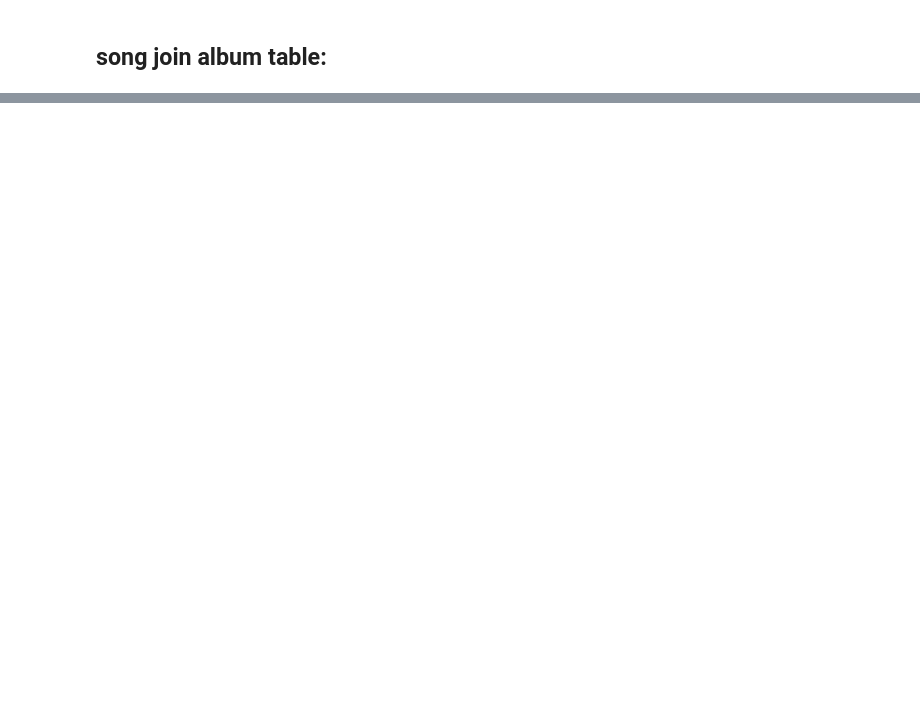
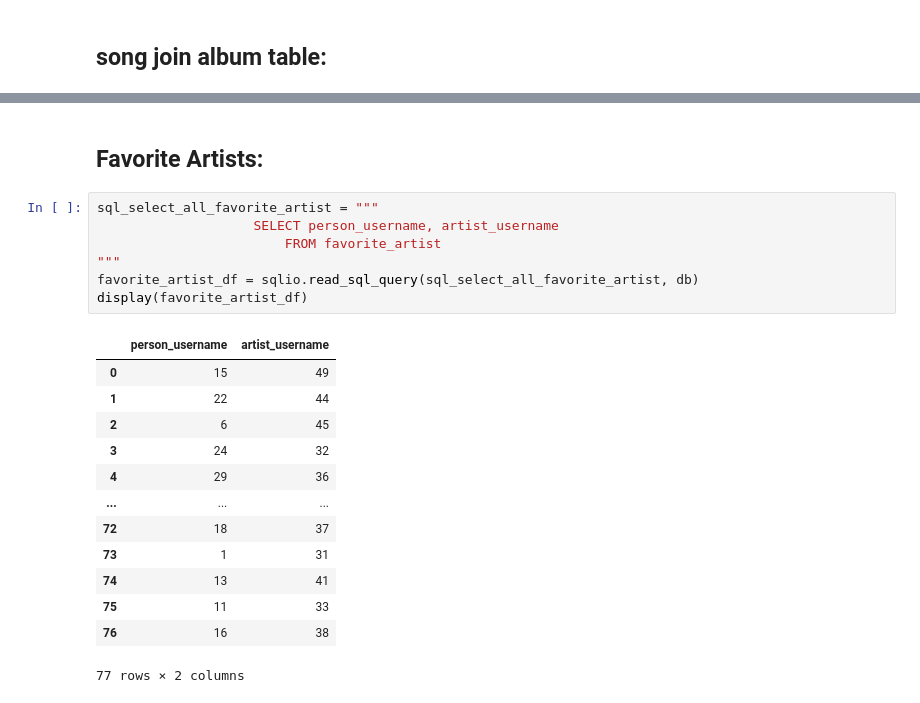
Before and after one commit to benymaxparsa/SYMPHONYC, a Jupyter notebook: plotting and analyzing SYMPHONYC DB/SYMPHONYC_Plots.ipynb, the cells around one changed output, grey strips where cells are left out. Drawn from its saved outputs; the diff is of its cells as text; blank space fills up the shorter version.

```diff
--- a/plotting and analyzing SYMPHONYC DB/SYMPHONYC_Plots.ipynb
+++ b/plotting and analyzing SYMPHONYC DB/SYMPHONYC_Plots.ipynb
@@ -219,3 +219,26 @@ plt.ylabel("Number of: ")
 # %% [output]
 Text(0, 0.5, 'Number of: ')
 [figure]
+# %% [markdown]
+## Favorite Artists:
+# %%
+sql_select_all_favorite_artist = """
+                    SELECT person_username, artist_username
+                        FROM favorite_artist
+"""
+favorite_artist_df = sqlio.read_sql_query(sql_select_all_favorite_artist, db)
+display(favorite_artist_df)
+# %% [output]
+|  | person_username | artist_username |
+| 0 | 15 | 49 |
+| 1 | 22 | 44 |
+| 2 | 6 | 45 |
+| 3 | 24 | 32 |
+| 4 | 29 | 36 |
+| ... | ... | ... |
+| 72 | 18 | 37 |
+| 73 | 1 | 31 |
+| 74 | 13 | 41 |
+| 75 | 11 | 33 |
+| 76 | 16 | 38 |
+77 rows × 2 columns
```
Also changed, not shown: parts of 3 cells of this notebook.
